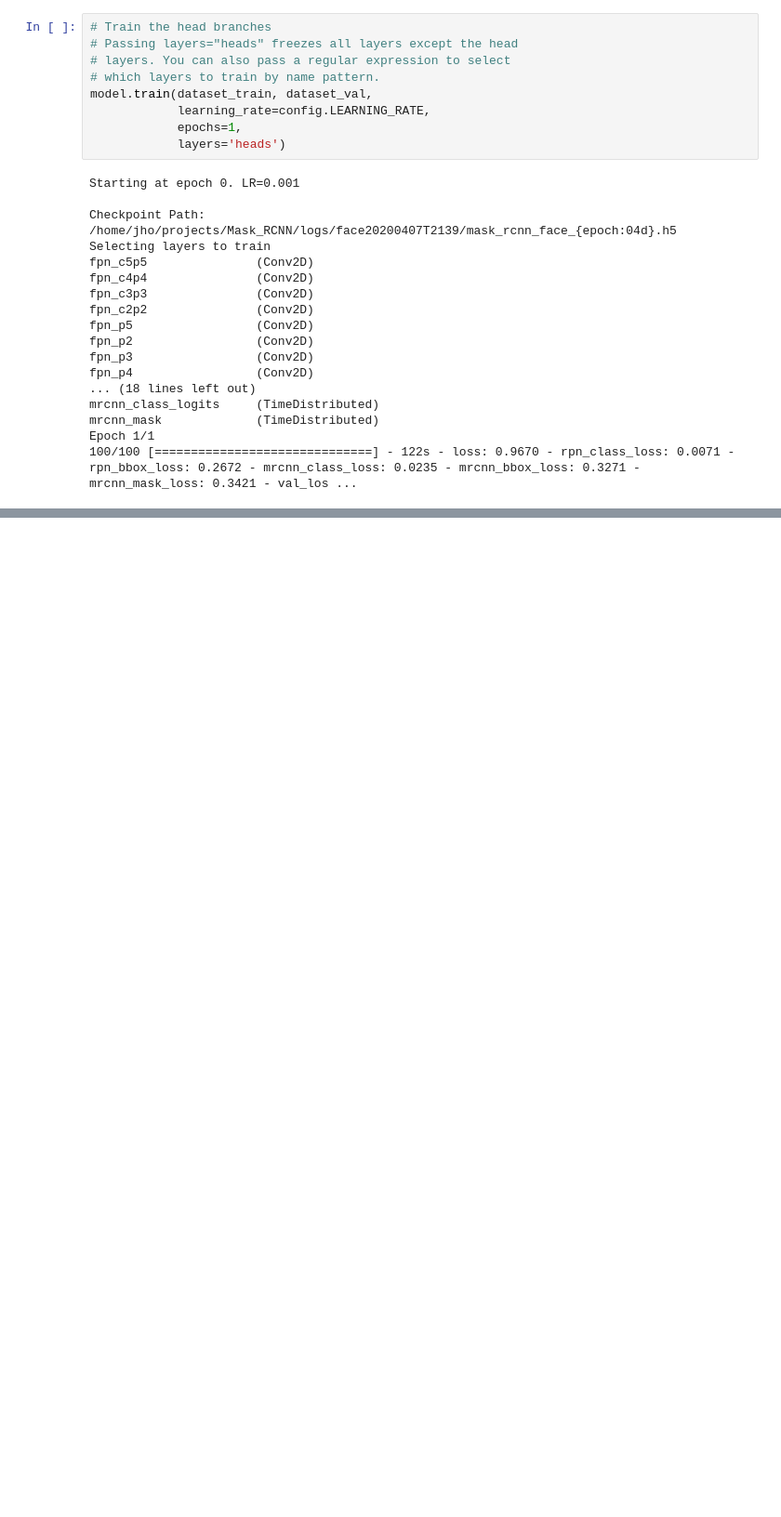
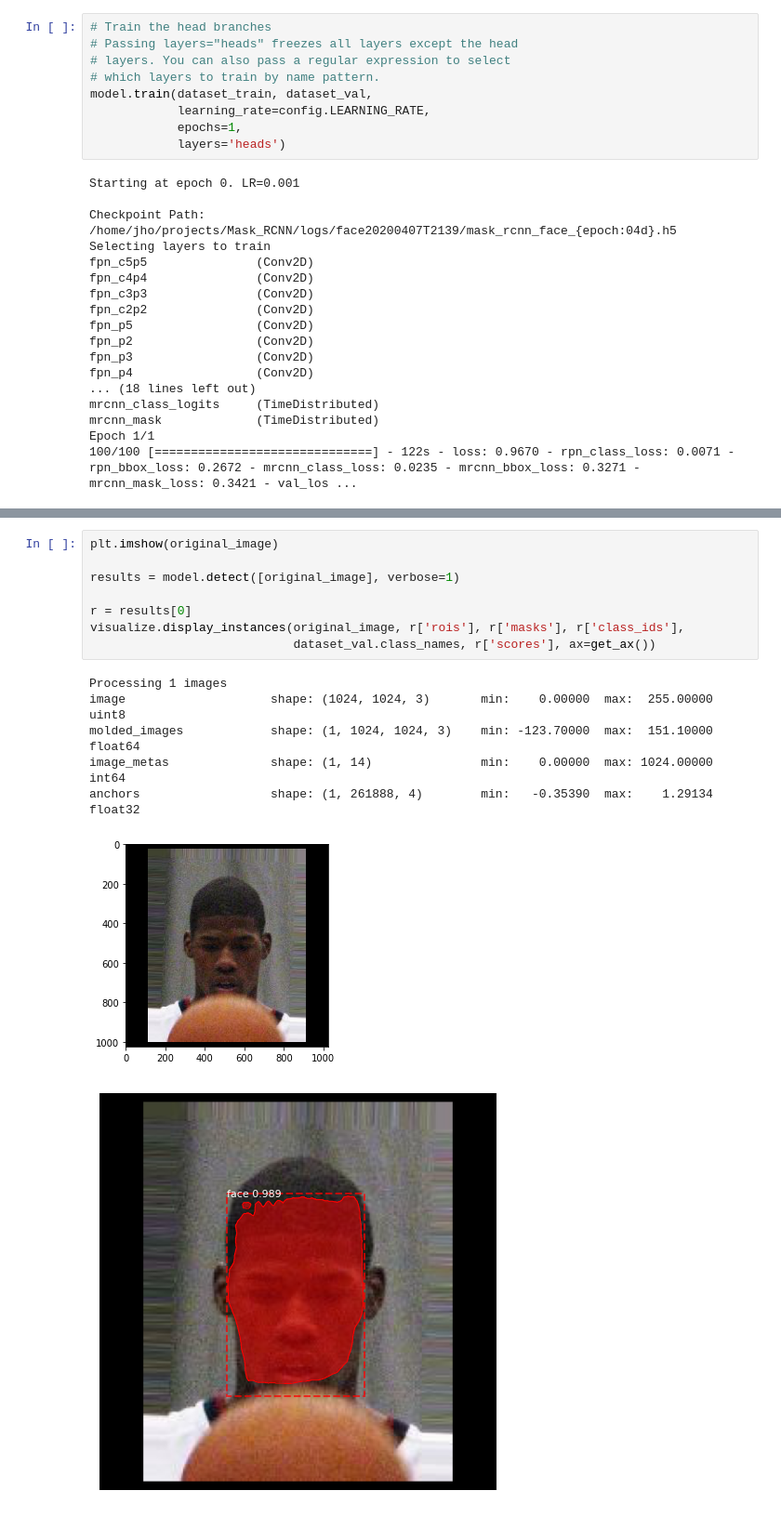
Before and after one commit to JhoLee/Mask_RCNN, a Jupyter notebook: samples/face/train_face.ipynb, the cells around one changed output, grey strips where cells are left out. Shown: that part at 93% size. Saved outputs shown, nothing was run; the diff lists cells and outputs as text; blank space fills up the shorter version.

```diff
--- a/samples/face/train_face.ipynb
+++ b/samples/face/train_face.ipynb
@@ -200,0 +287,16 @@ Epoch 1/1
+# %%
+plt.imshow(original_image)
+
+results = model.detect([original_image], verbose=1)
+
+r = results[0]
+visualize.display_instances(original_image, r['rois'], r['masks'], r['class_ids'],
+                            dataset_val.class_names, r['scores'], ax=get_ax())
+# %% [output]
+Processing 1 images
+image                    shape: (1024, 1024, 3)       min:    0.00000  max:  255.00000  uint8
+molded_images            shape: (1, 1024, 1024, 3)    min: -123.70000  max:  151.10000  float64
+image_metas              shape: (1, 14)               min:    0.00000  max: 1024.00000  int64
+anchors                  shape: (1, 261888, 4)        min:   -0.35390  max:    1.29134  float32
+[figure, added]
+[figure, added]
```
Also changed, not shown: parts of 7 cells of this notebook, 1 other file.
